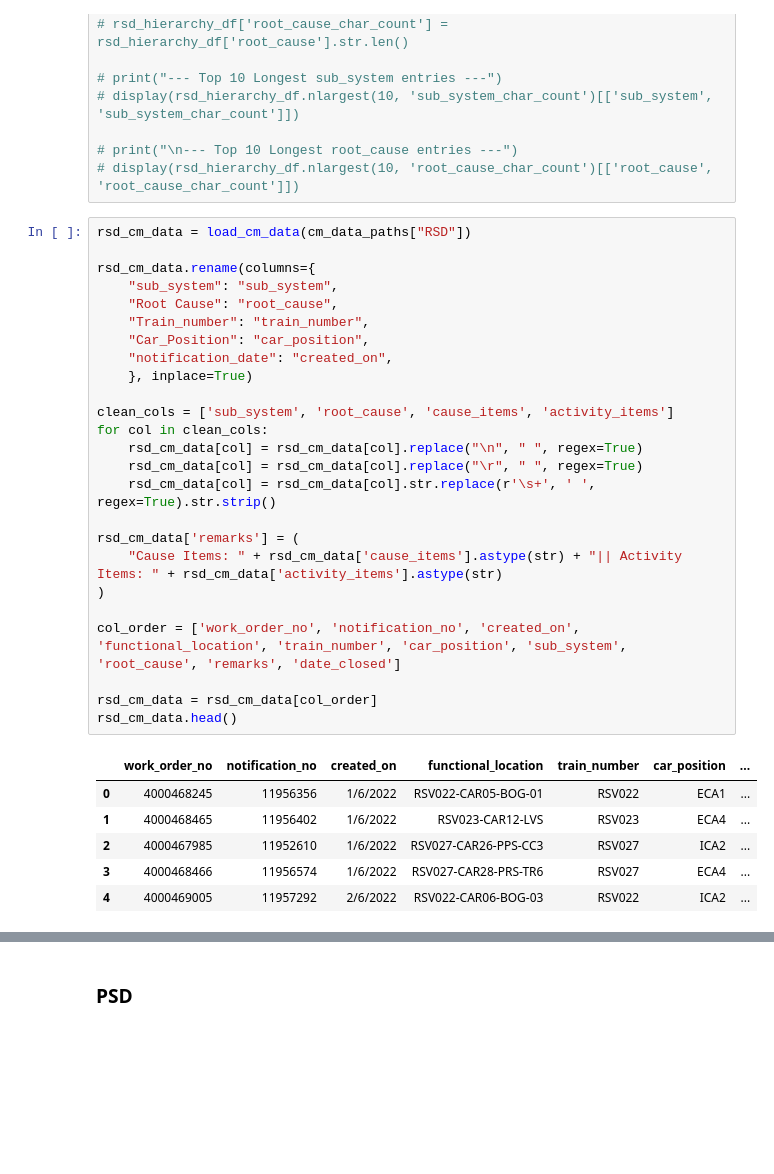
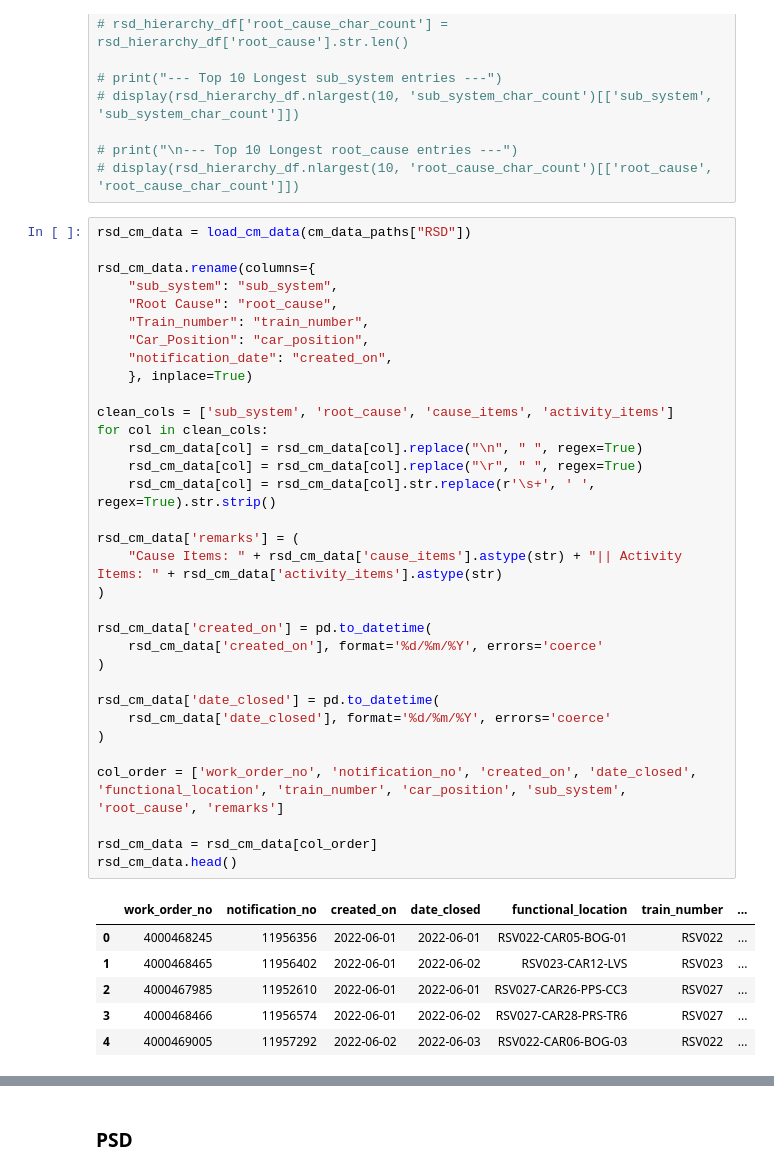
Before and after one commit to MuhdNurAkmal/python.notebook.extraction, a Jupyter notebook: sharepoint-migration/response_cm.ipynb, the cells around one changed output, grey strips where cells are left out. Drawn from its saved outputs; the diff is of its cells as text; blank space fills up the shorter version.

```diff
--- a/sharepoint-migration/response_cm.ipynb
+++ b/sharepoint-migration/response_cm.ipynb
@@ -59,35 +70,43 @@ rsd_hierarchy_df['department'] = 'RSDM'
 # %%
 rsd_cm_data = load_cm_data(cm_data_paths["RSD"])
 
 rsd_cm_data.rename(columns={
     "sub_system": "sub_system",
     "Root Cause": "root_cause",
     "Train_number": "train_number",
     "Car_Position": "car_position",
     "notification_date": "created_on",
     }, inplace=True)
 
 clean_cols = ['sub_system', 'root_cause', 'cause_items', 'activity_items']
 for col in clean_cols:
     rsd_cm_data[col] = rsd_cm_data[col].replace("\n", " ", regex=True)
     rsd_cm_data[col] = rsd_cm_data[col].replace("\r", " ", regex=True)
     rsd_cm_data[col] = rsd_cm_data[col].str.replace(r'\s+', ' ', regex=True).str.strip()
 
 rsd_cm_data['remarks'] = (
     "Cause Items: " + rsd_cm_data['cause_items'].astype(str) + "|| Activity Items: " + rsd_cm_data['activity_items'].astype(str)
 )
 
-col_order = ['work_order_no', 'notification_no', 'created_on', 'functional_location', 'train_number', 'car_position', 'sub_system', 'root_cause', 'remarks', 'date_closed']
+rsd_cm_data['created_on'] = pd.to_datetime(
+    rsd_cm_data['created_on'], format='%d/%m/%Y', errors='coerce'
+)
+
+rsd_cm_data['date_closed'] = pd.to_datetime(
+    rsd_cm_data['date_closed'], format='%d/%m/%Y', errors='coerce'
+)
+
+col_order = ['work_order_no', 'notification_no', 'created_on', 'date_closed', 'functional_location', 'train_number', 'car_position', 'sub_system', 'root_cause', 'remarks']
 
 rsd_cm_data = rsd_cm_data[col_order]
 rsd_cm_data.head()
 # %% [output]
-|  | work_order_no | notification_no | created_on | functional_location | train_number | car_position | ... |
-| 0 | 4000468245 | 11956356 | 1/6/2022 | RSV022-CAR05-BOG-01 | RSV022 | ECA1 | ... |
-| 1 | 4000468465 | 11956402 | 1/6/2022 | RSV023-CAR12-LVS | RSV023 | ECA4 | ... |
-| 2 | 4000467985 | 11952610 | 1/6/2022 | RSV027-CAR26-PPS-CC3 | RSV027 | ICA2 | ... |
-| 3 | 4000468466 | 11956574 | 1/6/2022 | RSV027-CAR28-PRS-TR6 | RSV027 | ECA4 | ... |
-| 4 | 4000469005 | 11957292 | 2/6/2022 | RSV022-CAR06-BOG-03 | RSV022 | ICA2 | ... |
+|  | work_order_no | notification_no | created_on | date_closed | functional_location | train_number | ... |
+| 0 | 4000468245 | 11956356 | 2022-06-01 | 2022-06-01 | RSV022-CAR05-BOG-01 | RSV022 | ... |
+| 1 | 4000468465 | 11956402 | 2022-06-01 | 2022-06-02 | RSV023-CAR12-LVS | RSV023 | ... |
+| 2 | 4000467985 | 11952610 | 2022-06-01 | 2022-06-01 | RSV027-CAR26-PPS-CC3 | RSV027 | ... |
+| 3 | 4000468466 | 11956574 | 2022-06-01 | 2022-06-02 | RSV027-CAR28-PRS-TR6 | RSV027 | ... |
+| 4 | 4000469005 | 11957292 | 2022-06-02 | 2022-06-03 | RSV022-CAR06-BOG-03 | RSV022 | ... |
 # %%
 import numpy as np
 
```
Also changed, not shown: parts of 6 cells of this notebook, 47 other files.
